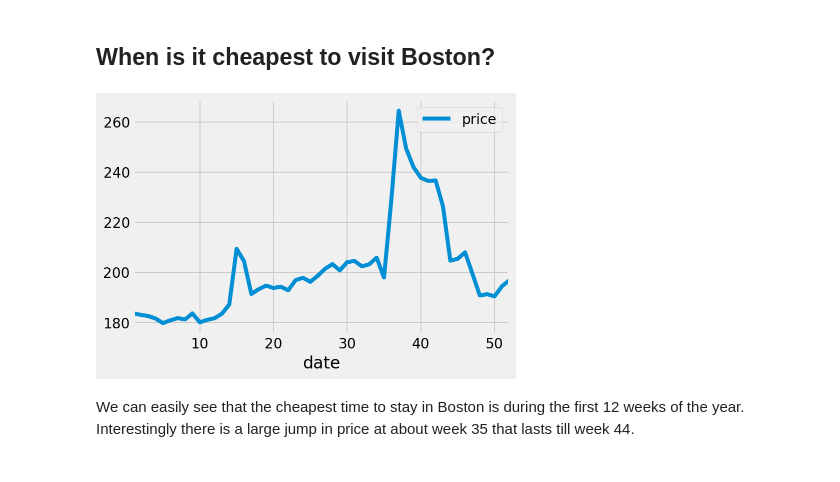
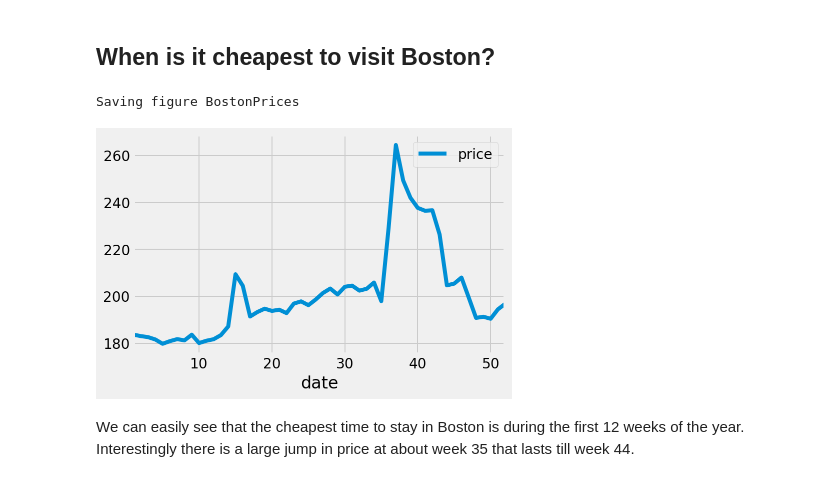
Before and after one commit to gr3ybr0w/BostonAirBnb, a Jupyter notebook: AirBnB.ipynb, the cells around one changed output. Saved outputs shown, nothing was run; the diff lists cells and outputs as text; code cells hidden in the pictures.

Commit message:
adding data
adding images

```diff
--- a/AirBnB.ipynb
+++ b/AirBnB.ipynb
@@ -22,10 +22,9 @@ pd.options.display.max_columns = None
 # %%
 # Where to save the figures
 PROJECT_ROOT_DIR = "."
-CHAPTER_ID = "chaptername"
 
 def save_fig(fig_id, tight_layout=True):
-    path = os.path.join(PROJECT_ROOT_DIR, "images", CHAPTER_ID, fig_id + ".png")
+    path = os.path.join(PROJECT_ROOT_DIR, "images", fig_id + ".png")
     print("Saving figure", fig_id)
     if tight_layout:
         plt.tight_layout()
@@ -139,8 +138,10 @@ calendar_available['price'] = calendar_available.price.str.replace('\$|,','').as
 calendar_available = pd.DataFrame(calendar_available.groupby([calendar_available.date.dt.weekofyear]).mean()['price'])
 # %%
 calendar_available.plot();
+save_fig('BostonPrices')
 # %% [output]
+Saving figure BostonPrices
-[figure, old version]
+[figure, new version]
 # %% [markdown]
 We can easily see that the cheapest time to stay in Boston is during the first 12 weeks of the year. Interestingly there is a large jump in price at about week 35 that lasts till week 44.
 # %% [markdown]
```
Also changed, not shown: parts of 26 cells of this notebook, 10 other files.
